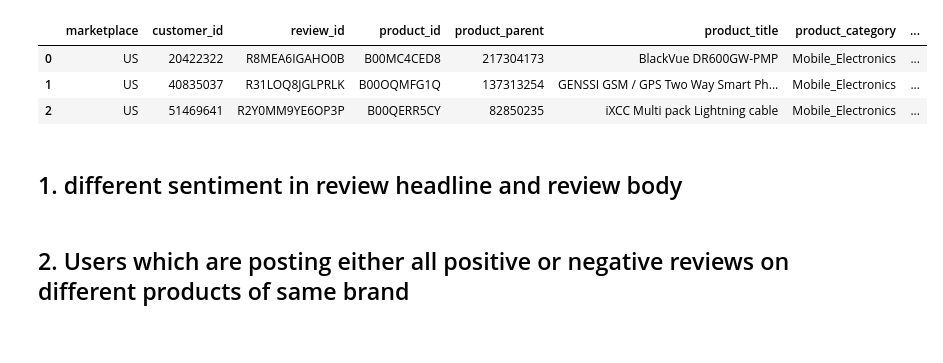
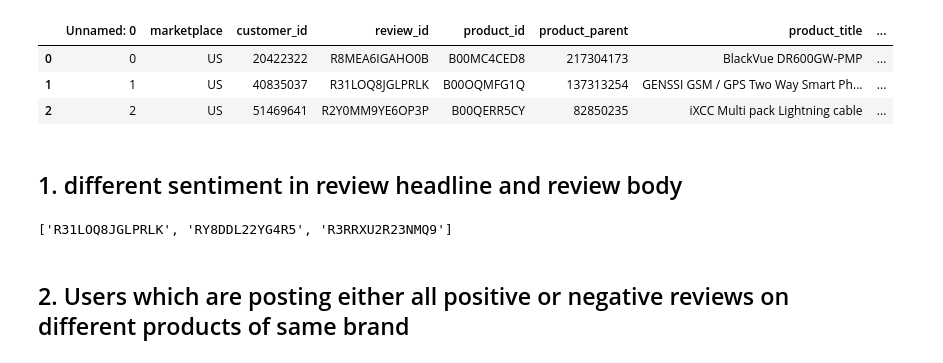
Before and after one commit to anubhavs11/Fake-Product-Review-Monitoring, a Jupyter notebook: Review Monitoring.ipynb, the cells around one changed output. Cells and saved outputs as stored; diff of their text form; code cells hidden in the pictures.

```diff
--- a/Review Monitoring.ipynb
+++ b/Review Monitoring.ipynb
@@ -7,11 +8,11 @@ import pickle
 # %%
-dataset = pd.read_csv("reviews.csv")
+dataset = pd.read_csv("reviews.csv",sep="\t")
 dataset.head(3)
 # %% [output]
-|  | marketplace | customer_id | review_id | product_id | product_parent | product_title | product_category | ... |
-| 0 | US | 20422322 | R8MEA6IGAHO0B | B00MC4CED8 | 217304173 | BlackVue DR600GW-PMP | Mobile_Electronics | ... |
-| 1 | US | 40835037 | R31LOQ8JGLPRLK | B00OQMFG1Q | 137313254 | GENSSI GSM / GPS Two Way Smart Ph... | Mobile_Electronics | ... |
-| 2 | US | 51469641 | R2Y0MM9YE6OP3P | B00QERR5CY | 82850235 | iXCC Multi pack Lightning cable | Mobile_Electronics | ... |
+|  | Unnamed: 0 | marketplace | customer_id | review_id | product_id | product_parent | product_title | ... |
+| 0 | 0 | US | 20422322 | R8MEA6IGAHO0B | B00MC4CED8 | 217304173 | BlackVue DR600GW-PMP | ... |
+| 1 | 1 | US | 40835037 | R31LOQ8JGLPRLK | B00OQMFG1Q | 137313254 | GENSSI GSM / GPS Two Way Smart Ph... | ... |
+| 2 | 2 | US | 51469641 | R2Y0MM9YE6OP3P | B00QERR5CY | 82850235 | iXCC Multi pack Lightning cable | ... |
 # %%
 ### WORKING ON TWITTER DATA FOR SENTIMENTAL ANALYSIS
 
@@ -61,6 +62,10 @@ blocked_reviews = []
 for i in range(len(dataset)):
         if( getSentiment( dataset["review_headline"][i] ) != getSentiment( dataset["review_body"][i] ) ):
             blocked_reviews.append(dataset["review_id"][i])
+# %%
+blocked_reviews
+# %% [output]
+['R31LOQ8JGLPRLK', 'RY8DDL22YG4R5', 'R3RRXU2R23NMQ9']
 # %% [markdown]
 ## 2. Users which are posting either all positive or negative reviews on different products of same brand
 # %%
```
Also changed, not shown: parts of 8 cells of this notebook.
